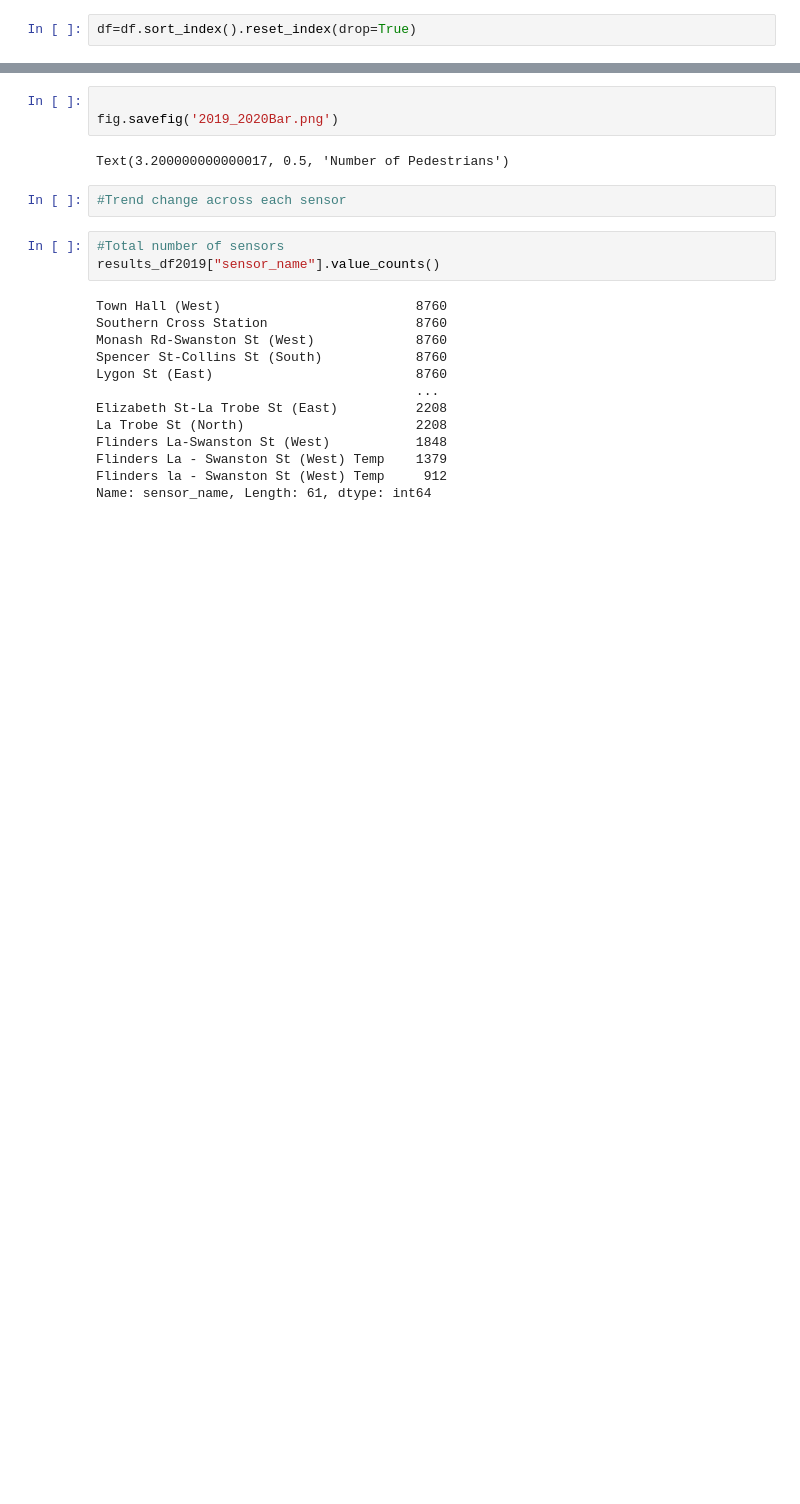
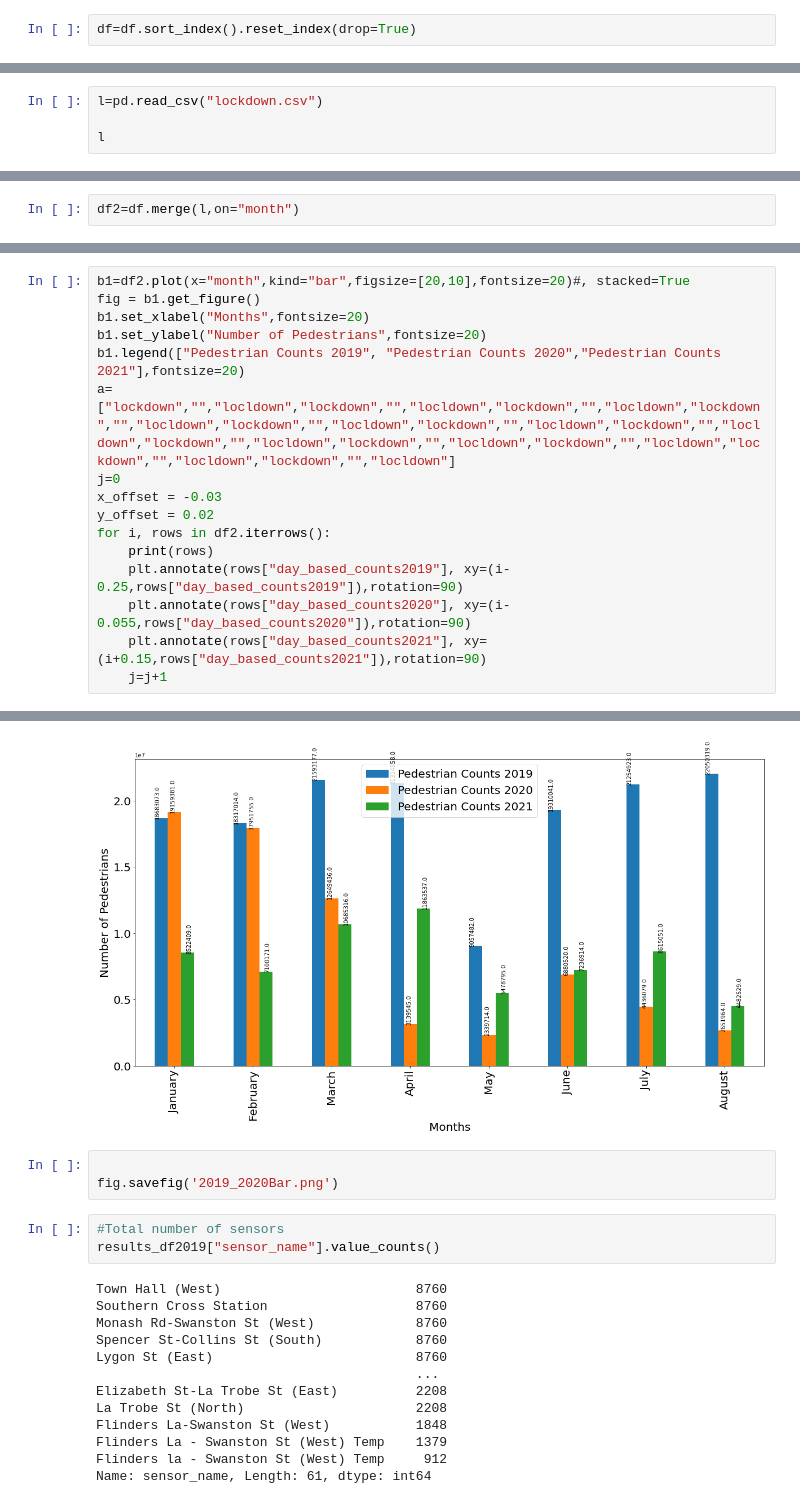
Before and after one commit to James-Akerman/covid19-melbourne-pedestrian-activity-analysis, a Jupyter notebook: testAPI.ipynb, the cells around one changed output, grey strips where cells are left out. Drawn from its saved outputs; the diff is of its cells as text; blank space fills up the shorter version.

```diff
--- a/testAPI.ipynb
+++ b/testAPI.ipynb
@@ -318,0 +306,4 @@ Text(0, 0.5, 'Number of Pedestrians')
+# %%
+l=pd.read_csv("lockdown.csv")
+
+l
@@ -318,0 +326,2 @@ Text(0, 0.5, 'Number of Pedestrians')
+# %%
+df2=df.merge(l,on="month")
@@ -318,0 +352,17 @@ Text(0, 0.5, 'Number of Pedestrians')
+# %%
+b1=df2.plot(x="month",kind="bar",figsize=[20,10],fontsize=20)#, stacked=True
+fig = b1.get_figure()
+b1.set_xlabel("Months",fontsize=20)
+b1.set_ylabel("Number of Pedestrians",fontsize=20)
+b1.legend(["Pedestrian Counts 2019", "Pedestrian Counts 2020","Pedestrian Counts 2021"],fontsize=20)
+a=["lockdown","","locldown","lockdown","","locldown","lockdown","","locldown","lockdown","","locldown","lockdown","","locldown","lockdown","","locldown","lockdown","","locldown","lockdown","","locldown","lockdown","","locldown","lockdown","","locldown","lockdown","","locldown","lockdown","","locldown"]
+j=0
+x_offset = -0.03
+y_offset = 0.02
+for i, rows in df2.iterrows():
+    print(rows)
+    plt.annotate(rows["day_based_counts2019"], xy=(i-0.25,rows["day_based_counts2019"]),rotation=90)
+    plt.annotate(rows["day_based_counts2020"], xy=(i-0.055,rows["day_based_counts2020"]),rotation=90)
+    plt.annotate(rows["day_based_counts2021"], xy=(i+0.15,rows["day_based_counts2021"]),rotation=90)
+    j=j+1
+# %% [output]
@@ -319,10 +386,7 @@ Text(0, 0.5, 'Number of Pedestrians')
+[figure, added]
 # %%
 
 fig.savefig('2019_2020Bar.png')
-# %% [output]
-Text(3.200000000000017, 0.5, 'Number of Pedestrians')
-# %%
-#Trend change across each sensor
 # %%
 #Total number of sensors
 results_df2019["sensor_name"].value_counts()
```
Also changed, not shown: parts of 32 cells of this notebook.
